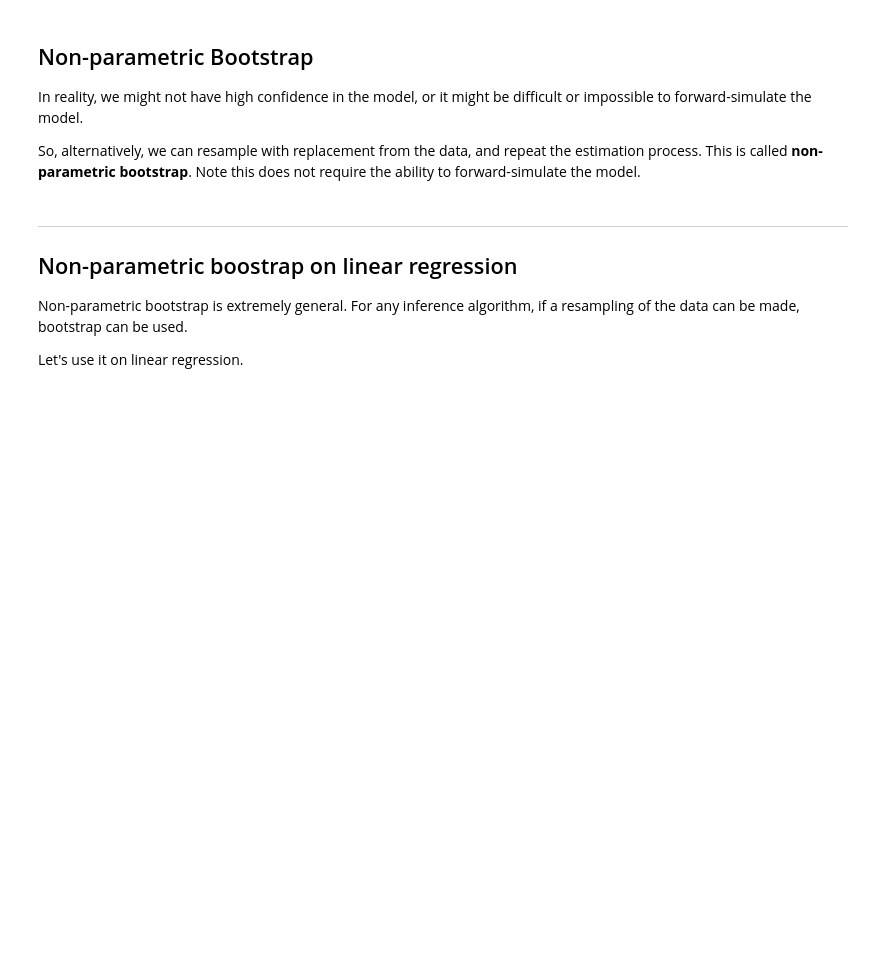
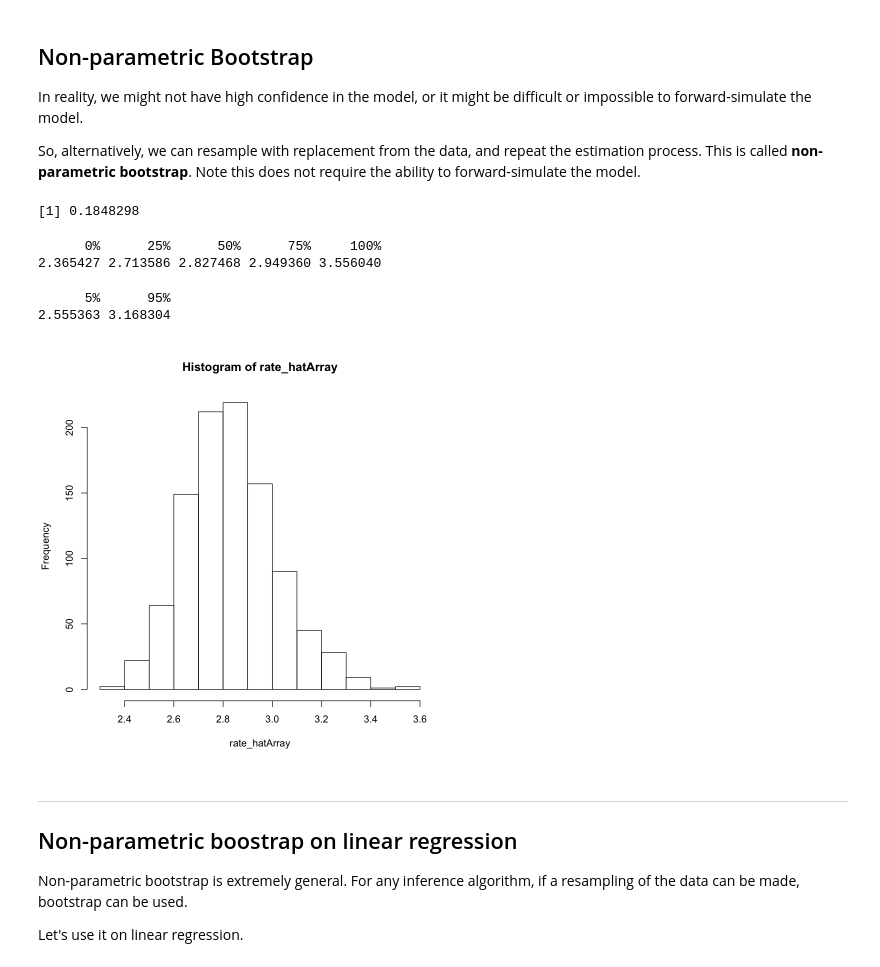
Before and after one commit to allardjun/Math227C, a Jupyter notebook: LectureNotebooks/L8.2_Bootstrap.ipynb, the cells around one changed output. Saved outputs shown, nothing was run; the diff lists cells and outputs as text; code cells hidden in the pictures; blank space fills up the shorter version.

```diff
--- a/LectureNotebooks/L8.2_Bootstrap.ipynb
+++ b/LectureNotebooks/L8.2_Bootstrap.ipynb
@@ -81,29 +98,36 @@ So, alternatively, we can resample with replacement from the data, and repeat th
 # %%
 NResample <- 1000
 
 # initialize an array to store all the estimates
 rate_hatArray <-0
 
 for (iResample in 1:NResample){
 
-    NObservations <- 20
+    NObservations <- 200
     resampledObservations <- sample(observations, size=NObservations, replace = TRUE)
 
     # parameter estimation technique goes here
     rate_hat <- 1/mean(resampledObservations)
 
     rate_hatArray[iResample] = rate_hat
 
 }
 
 
 hist(rate_hatArray)
 
 sd(rate_hatArray)
 
 quantile(rate_hatArray)
 
 quantile(rate_hatArray, probs = c(0.05, 0.95))
+# %% [output]
+[1] 0.1848298
+      0%      25%      50%      75%     100%
+2.365427 2.713586 2.827468 2.949360 3.556040
+      5%      95%
+2.555363 3.168304
+[figure, added]
 # %% [markdown]
 ---
 
```
Also changed, not shown: parts of 6 cells of this notebook.
